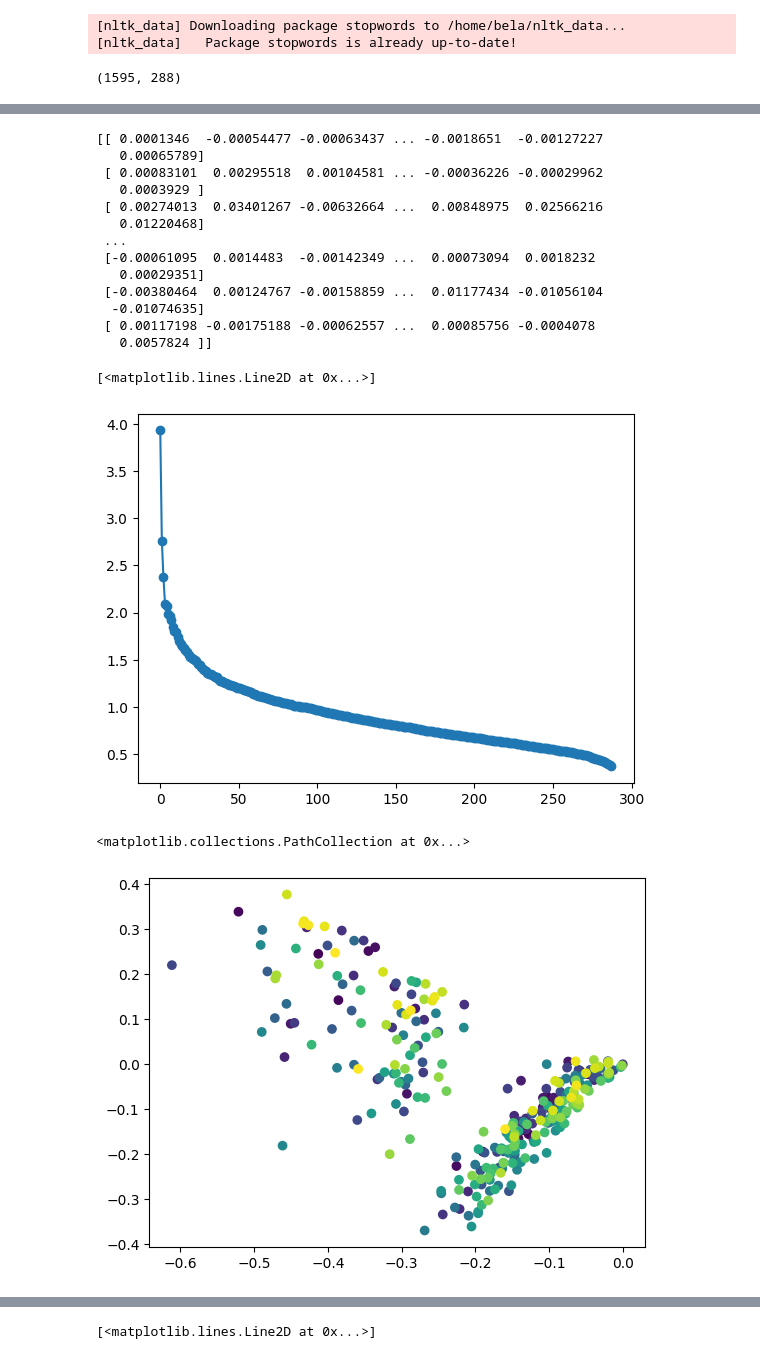
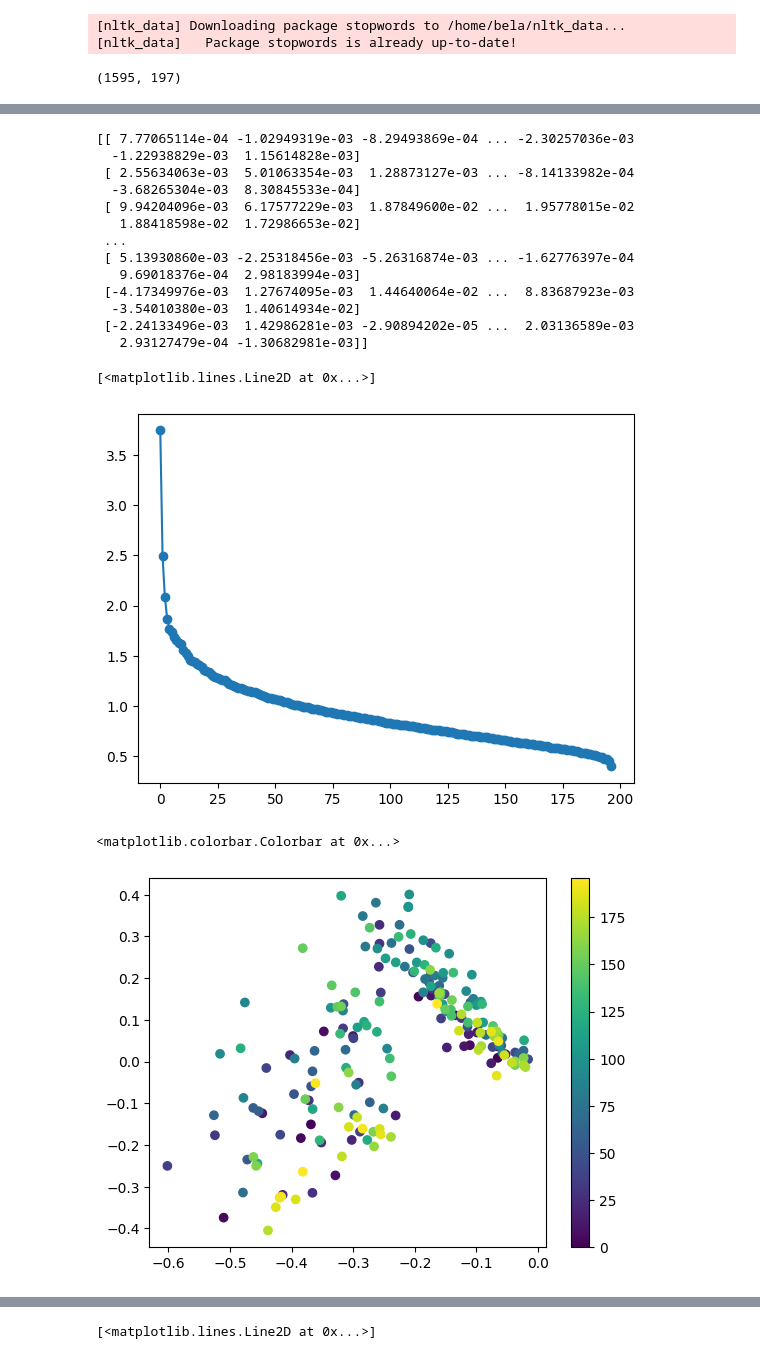
Before and after one commit to Bela4321/matrixmethods_dataanalysis, a Jupyter notebook: Kriterias/preprocesing.ipynb, the cells around one changed output, grey strips where cells are left out. Cells and saved outputs as stored; diff of their text form; code cells hidden in the pictures.

```diff
--- a/Kriterias/preprocesing.ipynb
+++ b/Kriterias/preprocesing.ipynb
@@ -40,3 +40,25 @@ G 2
 ! 1
 J 1
 V 1
+# %%
+# plot, where special characters appear in the text
+special_characters = ["!", "?", "'", "—", "-", ";", ":",",",".", "\n"]
+appearances = []
+character_index=0
+for line in lines:
+    for c in line:
+        if c in special_characters:
+            appearances.append([character_index,special_characters.index(c)])
+        character_index+=1
+
+# scatterplot
+appearances = np.array(appearances)
+plt.scatter(appearances[:,0], appearances[:,1], c=appearances[:,1], cmap='rainbow')
+
+
+
+# Create a legend for the y-axis levels
+cmap = plt.get_cmap('rainbow')
+handles = [plt.Line2D([0], [0], marker='o', color='w', markerfacecolor=cmap(special_char_index/len(special_characters)), markersize=10, label=special_char_index)
+           for special_char_index, special_char in enumerate(special_characters)]
+plt.legend(handles, special_characters, title="Special Characters")
@@ -42,0 +68,14 @@ V 1
+# %%
+# find last appearance of ;
+last_appearance = appearances[appearances[:,1]==5][-1][0]
+print("Last appearance of ; is at character", last_appearance)
+# what # sentence is this?
+sentence_index = 0
+character_index = 0
+for line in lines:
+    for c in line:
+        if character_index == last_appearance:
+            print("Last appearance of ; is in sentence", sentence_index)
+        character_index+=1
+        if c == "." or c == "!" or c == "?":
+            sentence_index+=1
@@ -43,9 +85,9 @@ V 1
 # %%
 # remove NAME: prefix of lines
 cleaned_lines = []
-regex_name_prefix = re.compile(r'[A-Z]+: ')
-regex_unwantend = re.compile(r"[,\-'\n]")
-regex_other_punctuation = re.compile(r'[:;!?—]')
+regex_name_prefix = re.compile(r'[A-Z]+: ') # removes things like "KRITAS: "
+regex_unwantend = re.compile(r"[,\-'\n:;—]") # gets replaced by space
+regex_other_punctuation = re.compile(r'[!?]') # ends a sentence
 for line in lines:
         match = regex_name_prefix.match(line)
         if match and line.startswith(match.group()):
@@ -161,7 +203,7 @@ for k in range(len(sentences)):
 
 print(term_sentence_matrix.shape)
 # %% [output]
-(1595, 288)
+(1595, 197)
 # %%
 # verify term sentence matrix
 sentence_index = 0
@@ -195,35 +237,36 @@ V_rank = V[:rank, :]
 term_sentence_matrix_rank = U_rank @ s_rank @ V_rank
 print(term_sentence_matrix_rank)
 # %% [output]
-[[ 0.0001346  -0.00054477 -0.00063437 ... -0.0018651  -0.00127227
-   0.00065789]
- [ 0.00083101  0.00295518  0.00104581 ... -0.00036226 -0.00029962
-   0.0003929 ]
- [ 0.00274013  0.03401267 -0.00632664 ...  0.00848975  0.02566216
-   0.01220468]
+[[ 7.77065114e-04 -1.02949319e-03 -8.29493869e-04 ... -2.30257036e-03
+  -1.22938829e-03  1.15614828e-03]
+ [ 2.55634063e-03  5.01063354e-03  1.28873127e-03 ... -8.14133982e-04
+  -3.68265304e-03  8.30845533e-04]
+ [ 9.94204096e-03  6.17577229e-03  1.87849600e-02 ...  1.95778015e-02
+   1.88418598e-02  1.72986653e-02]
  ...
- [-0.00061095  0.0014483  -0.00142349 ...  0.00073094  0.0018232
-   0.00029351]
- [-0.00380464  0.00124767 -0.00158859 ...  0.01177434 -0.01056104
-  -0.01074635]
- [ 0.00117198 -0.00175188 -0.00062557 ...  0.00085756 -0.0004078
-   0.0057824 ]]
+ [ 5.13930860e-03 -2.25318456e-03 -5.26316874e-03 ... -1.62776397e-04
+   9.69018376e-04  2.98183994e-03]
+ [-4.17349976e-03  1.27674095e-03  1.44640064e-02 ...  8.83687923e-03
+  -3.54010380e-03  1.40614934e-02]
+ [-2.24133496e-03  1.42986281e-03 -2.90894202e-05 ...  2.03136589e-03
+   2.93127479e-04 -1.30682981e-03]]
 # %%
 # plot singular values
 plt.plot(s, 'o-')
 # %% [output]
 [<matplotlib.lines.Line2D at 0x...>]
-[figure, old version]
+[figure, new version]
 # %%
 # use singular vecotrs for 2D representation of sentences
 v1 = U_rank[:, 0]
 v2 = U_rank[:, 1]
 dataX1= np.dot(v1, normalized_term_sentence_matrix)
 dataX2= np.dot(v2, normalized_term_sentence_matrix)
 plt.scatter(dataX1, dataX2, c=np.arange(len(sentences)), cmap='viridis')
+plt.colorbar()
 # %% [output]
-<matplotlib.collections.PathCollection at 0x...>
+<matplotlib.colorbar.Colorbar at 0x...>
-[figure, old version]
+[figure, new version]
 # %%
 # get all components
 component_coordinates = np.dot(U_rank.T, normalized_term_sentence_matrix)
```
Also changed, not shown: parts of 15 cells of this notebook.
